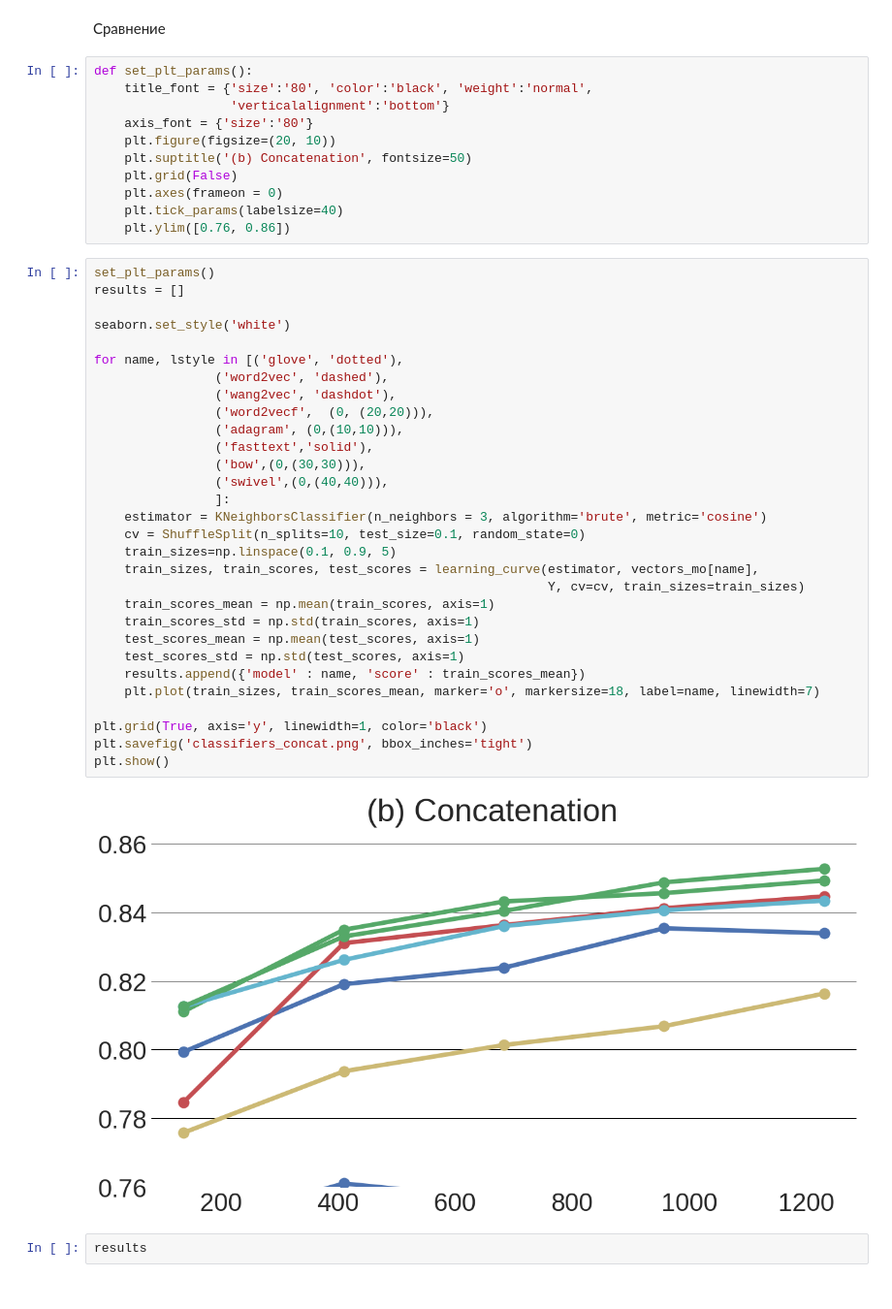
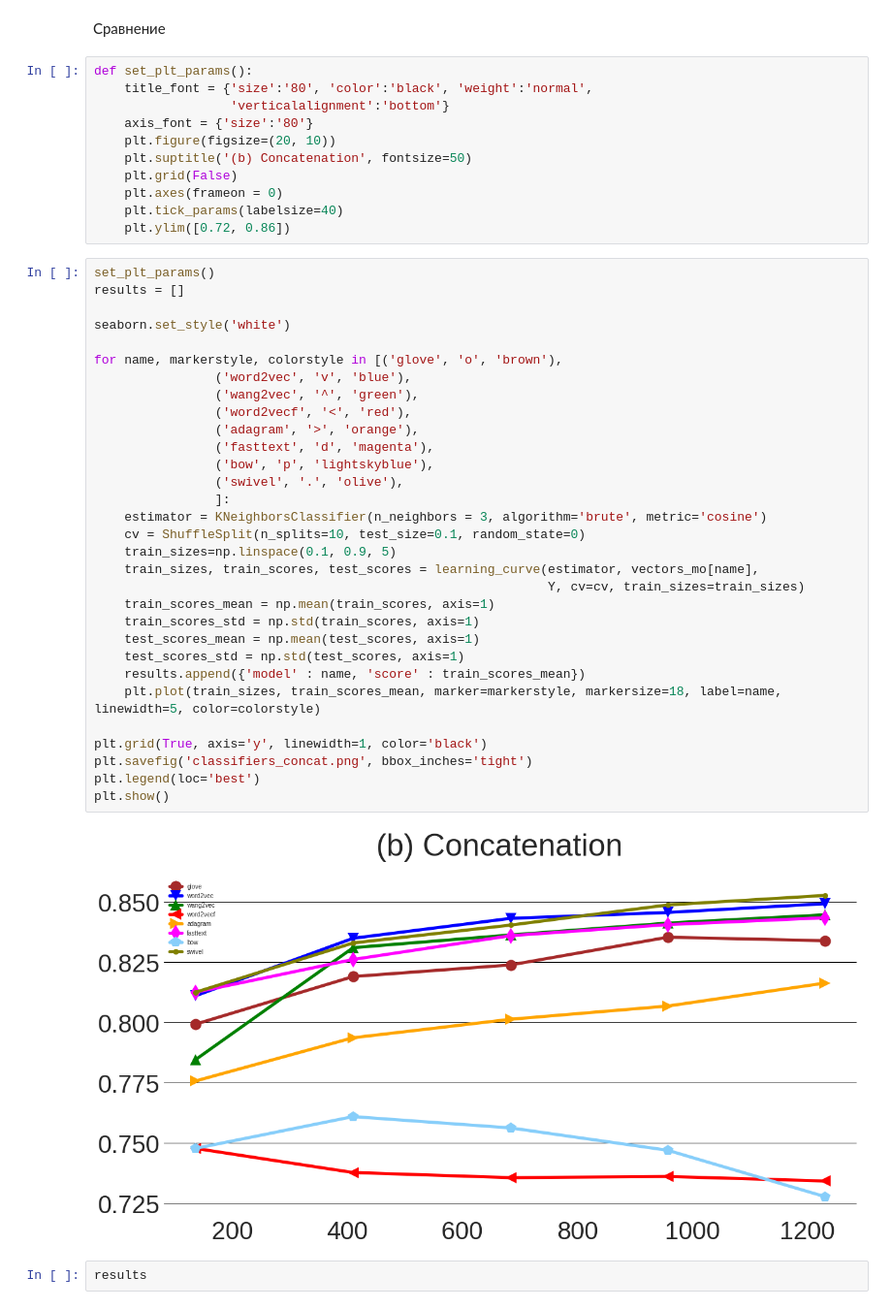
Before and after one commit to bakarov/2ch2vec, a Jupyter notebook: compositional_comparison.ipynb, the cells around one changed output. Shown at 97% size. Drawn from its saved outputs; the diff is of its cells as text.

Commit message:
Update plotting

```diff
--- a/compositional_comparison.ipynb
+++ b/compositional_comparison.ipynb
@@ -180,39 +181,40 @@ def set_plt_params():
     plt.grid(False)
     plt.axes(frameon = 0)
     plt.tick_params(labelsize=40)
-    plt.ylim([0.76, 0.86])
+    plt.ylim([0.72, 0.86])
 # %%
 set_plt_params()
 results = []
 
 seaborn.set_style('white')
 
-for name, lstyle in [('glove', 'dotted'),
-                ('word2vec', 'dashed'),
-                ('wang2vec', 'dashdot'),
-                ('word2vecf',  (0, (20,20))),
-                ('adagram', (0,(10,10))),
-                ('fasttext','solid'),
-                ('bow',(0,(30,30))),
-                ('swivel',(0,(40,40))),
+for name, markerstyle, colorstyle in [('glove', 'o', 'brown'),
+                ('word2vec', 'v', 'blue'),
+                ('wang2vec', '^', 'green'),
+                ('word2vecf', '<', 'red'),
+                ('adagram', '>', 'orange'),
+                ('fasttext', 'd', 'magenta'),
+                ('bow', 'p', 'lightskyblue'),
+                ('swivel', '.', 'olive'),
                 ]:
     estimator = KNeighborsClassifier(n_neighbors = 3, algorithm='brute', metric='cosine')
     cv = ShuffleSplit(n_splits=10, test_size=0.1, random_state=0)
     train_sizes=np.linspace(0.1, 0.9, 5)
     train_sizes, train_scores, test_scores = learning_curve(estimator, vectors_mo[name],
                                                             Y, cv=cv, train_sizes=train_sizes)
     train_scores_mean = np.mean(train_scores, axis=1)
     train_scores_std = np.std(train_scores, axis=1)
     test_scores_mean = np.mean(test_scores, axis=1)
     test_scores_std = np.std(test_scores, axis=1)
     results.append({'model' : name, 'score' : train_scores_mean})
-    plt.plot(train_sizes, train_scores_mean, marker='o', markersize=18, label=name, linewidth=7)
+    plt.plot(train_sizes, train_scores_mean, marker=markerstyle, markersize=18, label=name, linewidth=5, color=colorstyle)
 
 plt.grid(True, axis='y', linewidth=1, color='black')
 plt.savefig('classifiers_concat.png', bbox_inches='tight')
+plt.legend(loc='best')
 plt.show()
 # %% [output]
-[figure, old version]
+[figure, new version]
 # %%
 results
 # %% [output]
```
Also changed, not shown: parts of 1 cell of this notebook.
